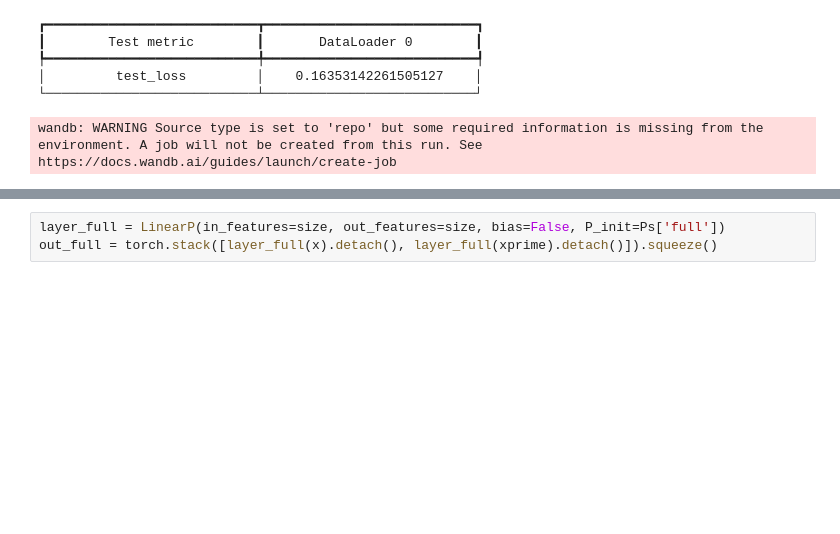
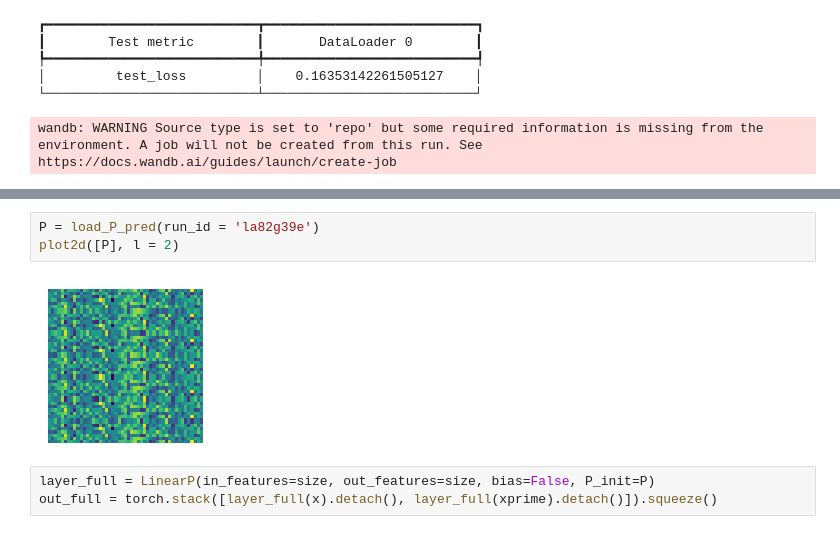
Before and after one commit to elidub/SymPDE, a Jupyter notebook: notebooks_symlie/dev_run.ipynb, the cells around one changed output, grey strips where cells are left out. Cells and saved outputs as stored; diff of their text form; blank space fills up the shorter version.

```diff
--- a/notebooks_symlie/dev_run.ipynb
+++ b/notebooks_symlie/dev_run.ipynb
@@ -104,5 +104,10 @@ tensor([[ 0.2667, -0.5058, -2.7845, -1.1968,  0.0048, -0.4478,  0.3282]])
+# %%
+P = load_P_pred(run_id = 'la82g39e')
+plot2d([P], l = 2)
+# %% [output]
+[figure, added]
 # %%
-layer_full = LinearP(in_features=size, out_features=size, bias=False, P_init=Ps['full'])
+layer_full = LinearP(in_features=size, out_features=size, bias=False, P_init=P)
 out_full = torch.stack([layer_full(x).detach(), layer_full(xprime).detach()]).squeeze()
 # %%
 def plot_out(out):
```
Also changed, not shown: parts of 4 cells of this notebook, 5 other files.
